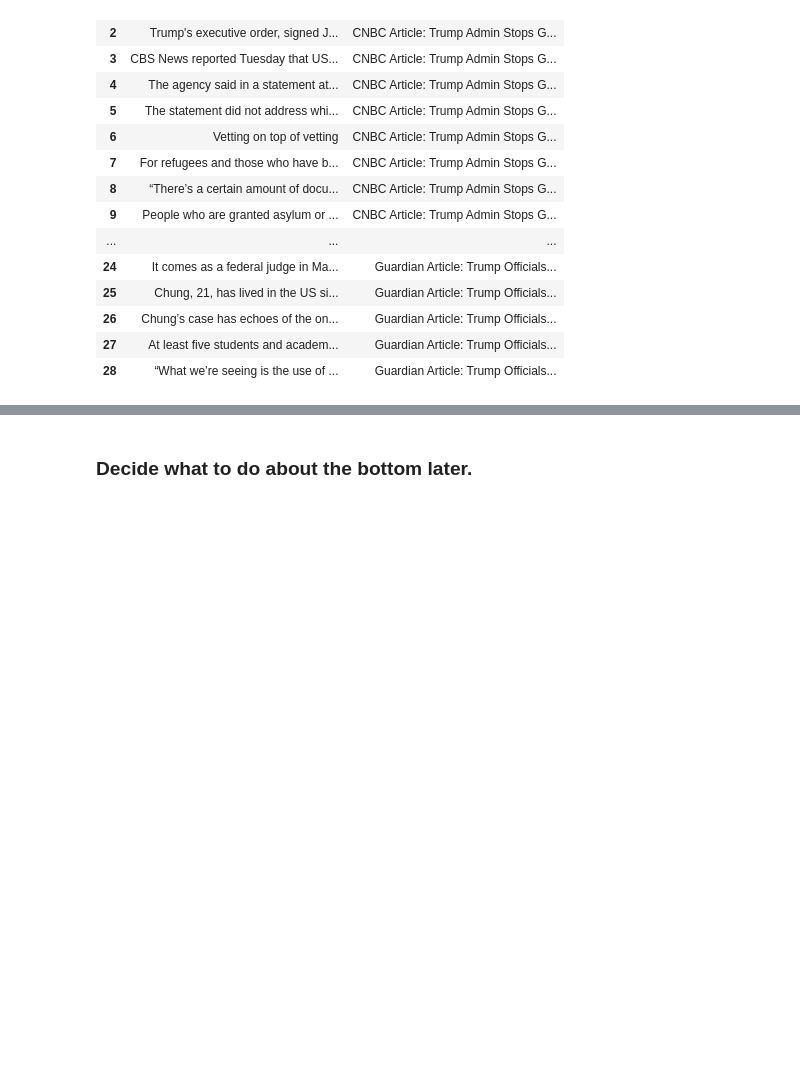
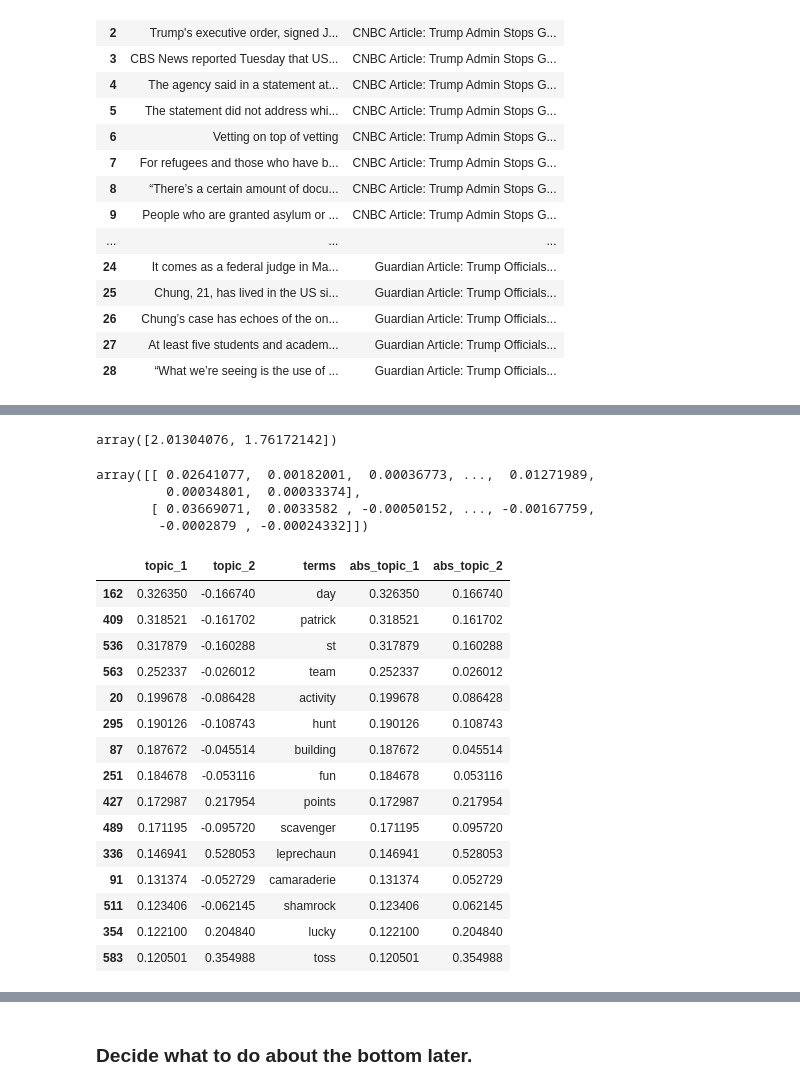
Before and after one commit to zaynpatel/LTA2061, a Jupyter notebook: PracticeLSA2.ipynb, the cells around one changed output, grey strips where cells are left out. Cells and saved outputs as stored; diff of their text form; code cells hidden in the pictures; blank space fills up the shorter version.

```diff
--- a/PracticeLSA2.ipynb
+++ b/PracticeLSA2.ipynb
@@ -346,0 +332,6 @@ display(encoding_matrix.sort_values('abs_topic_2', ascending=False).head(15))
+# %%
+tfvectorizer = TfidfVectorizer(stop_words='english', norm='l2') # Add l2 norm to adjust for doc lengths
+sentences = tfvectorizer.fit_transform(sentence_df.Sentence)
+# %%
+norm_svd = TruncatedSVD(n_components=2)
+norm_lsa = norm_svd.fit_transform(sentences)
@@ -346,0 +359,34 @@ display(encoding_matrix.sort_values('abs_topic_2', ascending=False).head(15))
+# %%
+norm_svd.singular_values_
+# %% [output]
+array([2.01304076, 1.76172142])
+# %%
+norm_svd.components_
+# %% [output]
+array([[ 0.02641077,  0.00182001,  0.00036773, ...,  0.01271989,
+         0.00034801,  0.00033374],
+       [ 0.03669071,  0.0033582 , -0.00050152, ..., -0.00167759,
+        -0.0002879 , -0.00024332]])
+# %%
+encoding_matrix = pd.DataFrame(norm_svd.components_, index = ['topic_1', 'topic_2']).T
+encoding_matrix["terms"] = dictionary
+encoding_matrix['abs_topic_1'] = np.abs(encoding_matrix['topic_1'])
+encoding_matrix['abs_topic_2'] = np.abs(encoding_matrix['topic_2'])
+display(encoding_matrix.sort_values('abs_topic_1', ascending=False).head(15))
+# %% [output]
+|  | topic_1 | topic_2 | terms | abs_topic_1 | abs_topic_2 |
+| 162 | 0.326350 | -0.166740 | day | 0.326350 | 0.166740 |
+| 409 | 0.318521 | -0.161702 | patrick | 0.318521 | 0.161702 |
+| 536 | 0.317879 | -0.160288 | st | 0.317879 | 0.160288 |
+| 563 | 0.252337 | -0.026012 | team | 0.252337 | 0.026012 |
+| 20 | 0.199678 | -0.086428 | activity | 0.199678 | 0.086428 |
+| 295 | 0.190126 | -0.108743 | hunt | 0.190126 | 0.108743 |
+| 87 | 0.187672 | -0.045514 | building | 0.187672 | 0.045514 |
+| 251 | 0.184678 | -0.053116 | fun | 0.184678 | 0.053116 |
+| 427 | 0.172987 | 0.217954 | points | 0.172987 | 0.217954 |
+| 489 | 0.171195 | -0.095720 | scavenger | 0.171195 | 0.095720 |
+| 336 | 0.146941 | 0.528053 | leprechaun | 0.146941 | 0.528053 |
+| 91 | 0.131374 | -0.052729 | camaraderie | 0.131374 | 0.052729 |
+| 511 | 0.123406 | -0.062145 | shamrock | 0.123406 | 0.062145 |
+| 354 | 0.122100 | 0.204840 | lucky | 0.122100 | 0.204840 |
+| 583 | 0.120501 | 0.354988 | toss | 0.120501 | 0.354988 |
```
Also changed, not shown: parts of 39 cells of this notebook.
